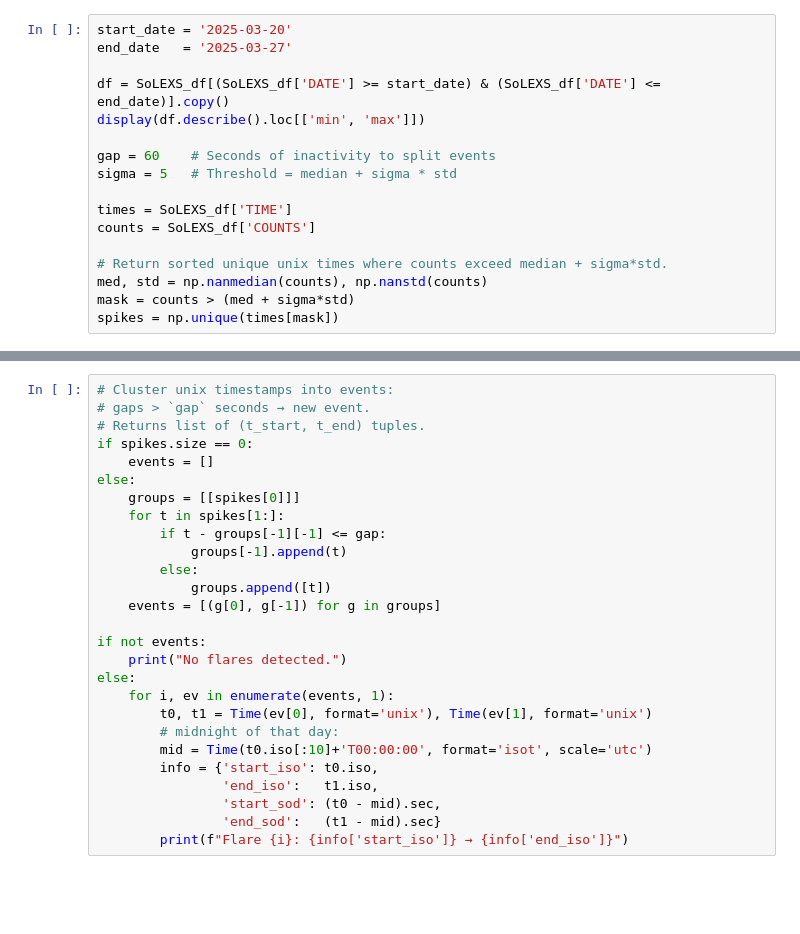
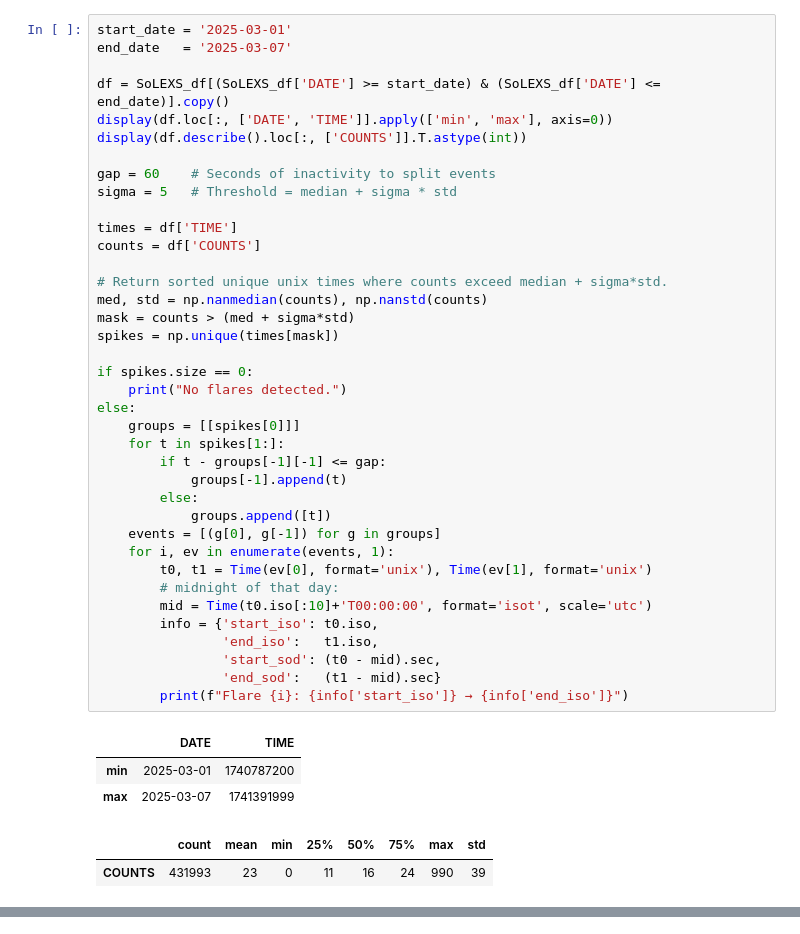
Before and after one commit to thecont1/aditya-L1-solar-explorer, a Jupyter notebook: sun-explorer.ipynb, the cells around one changed output, grey strips where cells are left out. Cells and saved outputs as stored; diff of their text form; blank space fills up the shorter version.

```diff
--- a/sun-explorer.ipynb
+++ b/sun-explorer.ipynb
@@ -95,17 +199,44 @@ display(SoLEXS_df.describe().loc[:, ['COUNTS']].T.astype(int))
 # %%
-start_date = '2025-03-20'
-end_date   = '2025-03-27'
+start_date = '2025-03-01'
+end_date   = '2025-03-07'
 
 df = SoLEXS_df[(SoLEXS_df['DATE'] >= start_date) & (SoLEXS_df['DATE'] <= end_date)].copy()
-display(df.describe().loc[['min', 'max']])
+display(df.loc[:, ['DATE', 'TIME']].apply(['min', 'max'], axis=0))
+display(df.describe().loc[:, ['COUNTS']].T.astype(int))
 
 gap = 60    # Seconds of inactivity to split events
 sigma = 5   # Threshold = median + sigma * std
 
-times = SoLEXS_df['TIME']
-counts = SoLEXS_df['COUNTS']
+times = df['TIME']
+counts = df['COUNTS']
 
 # Return sorted unique unix times where counts exceed median + sigma*std.
 med, std = np.nanmedian(counts), np.nanstd(counts)
 mask = counts > (med + sigma*std)
 spikes = np.unique(times[mask])
+
+if spikes.size == 0:
+    print("No flares detected.")
+else:
+    groups = [[spikes[0]]]
+    for t in spikes[1:]:
+        if t - groups[-1][-1] <= gap:
+            groups[-1].append(t)
+        else:
+            groups.append([t])
+    events = [(g[0], g[-1]) for g in groups]
+    for i, ev in enumerate(events, 1):
+        t0, t1 = Time(ev[0], format='unix'), Time(ev[1], format='unix')
+        # midnight of that day:
+        mid = Time(t0.iso[:10]+'T00:00:00', format='isot', scale='utc')
+        info = {'start_iso': t0.iso,
+                'end_iso':   t1.iso,
+                'start_sod': (t0 - mid).sec,
+                'end_sod':   (t1 - mid).sec}
+        print(f"Flare {i}: {info['start_iso']} → {info['end_iso']}")
+# %% [output]
+|  | DATE | TIME |
+| min | 2025-03-01 | 1740787200 |
+| max | 2025-03-07 | 1741391999 |
+|  | count | mean | min | 25% | 50% | 75% | max | std |
+| COUNTS | 431993 | 23 | 0 | 11 | 16 | 24 | 990 | 39 |
@@ -112,28 +247 @@ spikes = np.unique(times[mask])
-# %%
-# Cluster unix timestamps into events:
-# gaps > `gap` seconds → new event.
-# Returns list of (t_start, t_end) tuples.
-if spikes.size == 0:
-    events = []
-else:
-    groups = [[spikes[0]]]
-    for t in spikes[1:]:
-        if t - groups[-1][-1] <= gap:
-            groups[-1].append(t)
-        else:
-            groups.append([t])
-    events = [(g[0], g[-1]) for g in groups]
-
-if not events:
-    print("No flares detected.")
-else:
-    for i, ev in enumerate(events, 1):
-        t0, t1 = Time(ev[0], format='unix'), Time(ev[1], format='unix')
-        # midnight of that day:
-        mid = Time(t0.iso[:10]+'T00:00:00', format='isot', scale='utc')
-        info = {'start_iso': t0.iso,
-                'end_iso':   t1.iso,
-                'start_sod': (t0 - mid).sec,
-                'end_sod':   (t1 - mid).sec}
-        print(f"Flare {i}: {info['start_iso']} → {info['end_iso']}")
 # %%
```
Also changed, not shown: parts of 10 cells of this notebook.
